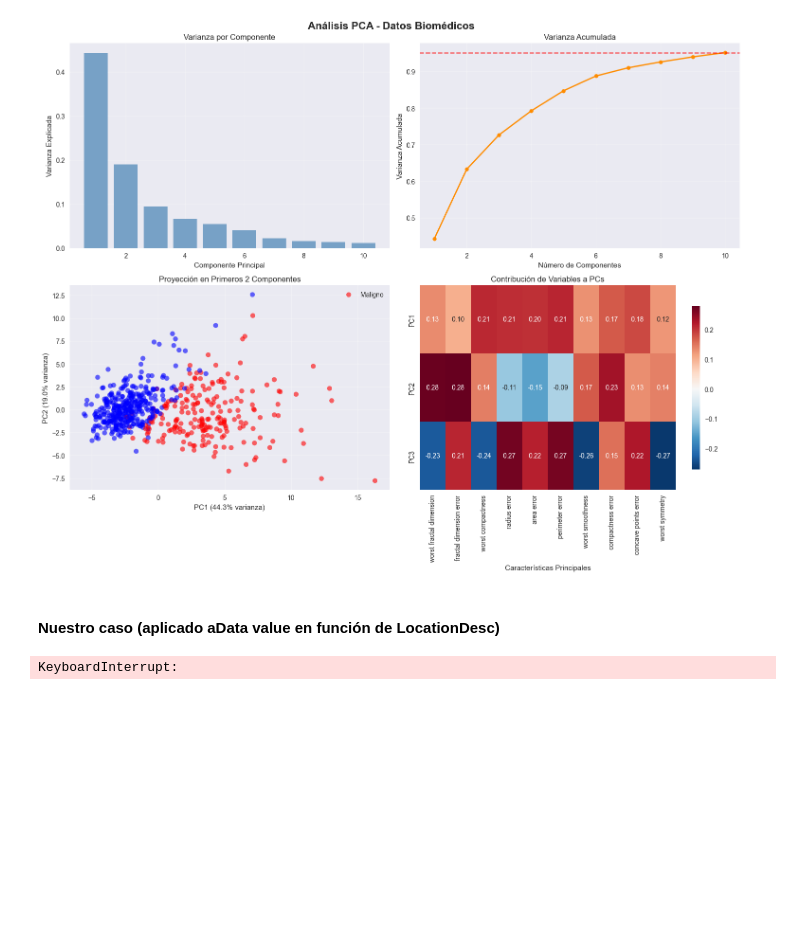
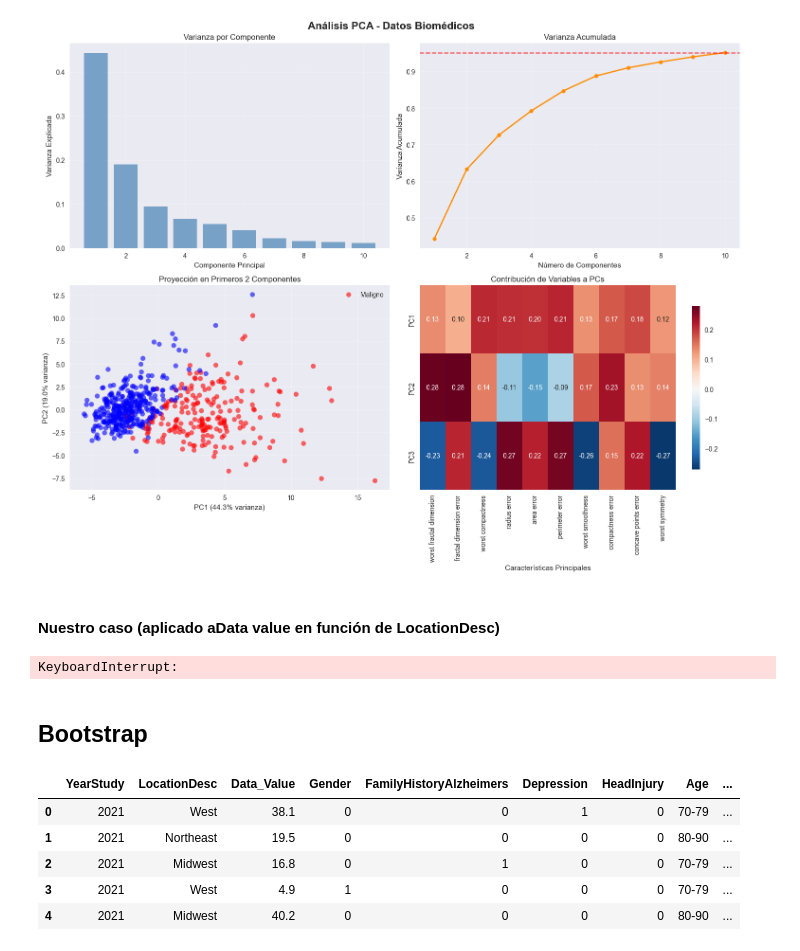
Before and after one commit to Bioestadistica-2025-2/Proyecto-Final, a Jupyter notebook: Martin.ipynb, the cells around one changed output. Drawn from its saved outputs; the diff is of its cells as text; code cells hidden in the pictures; blank space fills up the shorter version.

```diff
--- a/Martin.ipynb
+++ b/Martin.ipynb
@@ -605,3 +605,14 @@ plt.tight_layout()
 plt.show()
 # %% [output]
 KeyboardInterrupt:
+# %% [markdown]
+## Bootstrap
+# %%
+df.head()
+# %% [output]
+|  | YearStudy | LocationDesc | Data_Value | Gender | FamilyHistoryAlzheimers | Depression | HeadInjury | Age | ... |
+| 0 | 2021 | West | 38.1 | 0 | 0 | 1 | 0 | 70-79 | ... |
+| 1 | 2021 | Northeast | 19.5 | 0 | 0 | 0 | 0 | 80-90 | ... |
+| 2 | 2021 | Midwest | 16.8 | 0 | 1 | 0 | 0 | 70-79 | ... |
+| 3 | 2021 | West | 4.9 | 1 | 0 | 0 | 0 | 70-79 | ... |
+| 4 | 2021 | Midwest | 40.2 | 0 | 0 | 0 | 0 | 80-90 | ... |
```
